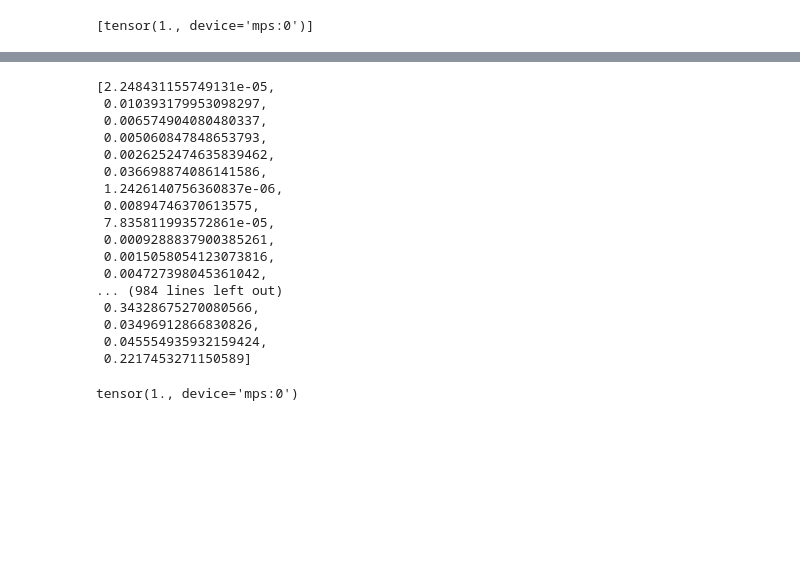
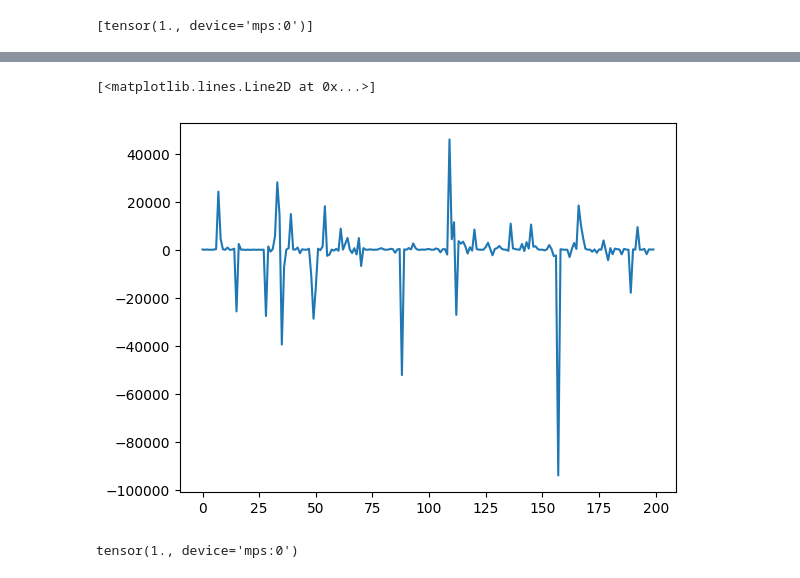
Before and after one commit to alessandrobreccia99/Infinite_width_Continual_Learning, a Jupyter notebook: Data.ipynb, the cells around one changed output, grey strips where cells are left out. Drawn from its saved outputs; the diff is of its cells as text; code cells hidden in the pictures; blank space fills up the shorter version.

```diff
--- a/Data.ipynb
+++ b/Data.ipynb
@@ -341,23 +346,8 @@ plt.legend()
-# %%
-forg
-# %% [output]
-[2.248431155749131e-05,
- 0.010393179953098297,
- 0.006574904080480337,
- 0.005060847848653793,
- 0.0026252474635839462,
- 0.036698874086141586,
- 1.2426140756360837e-06,
- 0.00894746370613575,
- 7.835811993572861e-05,
- 0.0009288837900385261,
- 0.0015058054123073816,
- 0.004727398045361042,
-... (984 lines left out)
- 0.34328675270080566,
- 0.03496912866830826,
- 0.045554935932159424,
- 0.2217453271150589]
+# %%
+plt.plot(np.array(term1)[:200]/np.array(term2)[:200], label='ratio term1/term2' )
+# %% [output]
+[<matplotlib.lines.Line2D at 0x...>]
+[figure, added]
 # %%
 torch.sum(torch.argmax(mlp(X_test_perm), dim=1) == torch.argmax(Y_test, dim=1))/len(Y_test)
 # %% [output]
```
Also changed, not shown: parts of 14 cells of this notebook.
